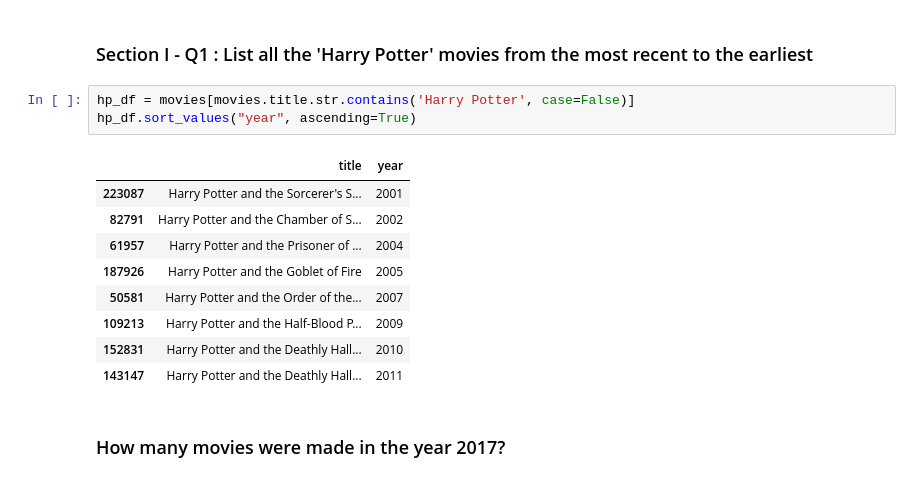
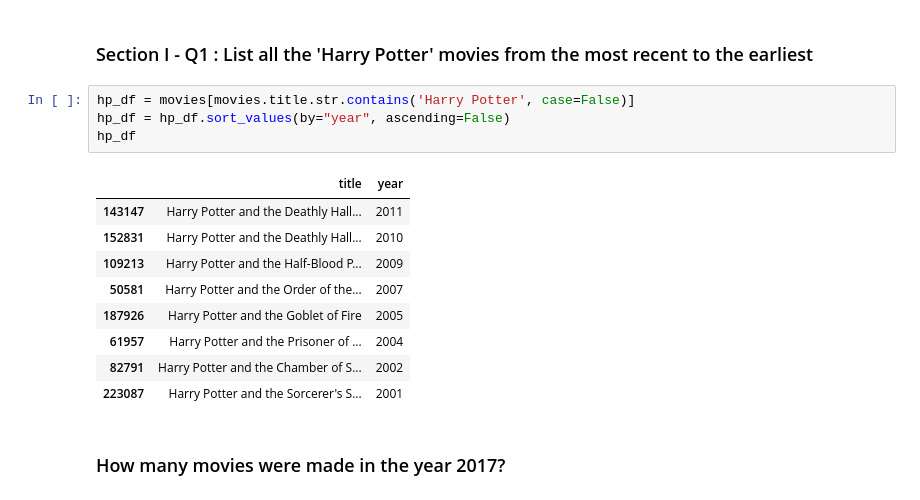
Before and after one commit to sardarchitect/ucsd-mini-projects, a Jupyter notebook: mec-5.3.10-data-wranging-with-pandas-mini-project/Mini_Project_Data_Wrangling_Pandas.ipynb, the cells around one changed output. Cells and saved outputs as stored; diff of their text form.

```diff
--- a/mec-5.3.10-data-wranging-with-pandas-mini-project/Mini_Project_Data_Wrangling_Pandas.ipynb
+++ b/mec-5.3.10-data-wranging-with-pandas-mini-project/Mini_Project_Data_Wrangling_Pandas.ipynb
@@ -169,17 +169,18 @@ batman_df.sort_values(by=['year'], ascending=True).iloc[:15]
 ### Section I - Q1 : List all the 'Harry Potter' movies from the most recent to the earliest
 # %%
 hp_df = movies[movies.title.str.contains('Harry Potter', case=False)]
-hp_df.sort_values("year", ascending=True)
+hp_df = hp_df.sort_values(by="year", ascending=False)
+hp_df
 # %% [output]
 |  | title | year |
+| 143147 | Harry Potter and the Deathly Hall... | 2011 |
+| 152831 | Harry Potter and the Deathly Hall... | 2010 |
+| 109213 | Harry Potter and the Half-Blood P... | 2009 |
+| 50581 | Harry Potter and the Order of the... | 2007 |
+| 187926 | Harry Potter and the Goblet of Fire | 2005 |
+| 61957 | Harry Potter and the Prisoner of ... | 2004 |
+| 82791 | Harry Potter and the Chamber of S... | 2002 |
 | 223087 | Harry Potter and the Sorcerer's S... | 2001 |
-| 82791 | Harry Potter and the Chamber of S... | 2002 |
-| 61957 | Harry Potter and the Prisoner of ... | 2004 |
-| 187926 | Harry Potter and the Goblet of Fire | 2005 |
-| 50581 | Harry Potter and the Order of the... | 2007 |
-| 109213 | Harry Potter and the Half-Blood P... | 2009 |
-| 152831 | Harry Potter and the Deathly Hall... | 2010 |
-| 143147 | Harry Potter and the Deathly Hall... | 2011 |
 # %% [markdown]
 ### How many movies were made in the year 2017?
 # %%
```
Also changed, not shown: parts of 23 cells of this notebook.
